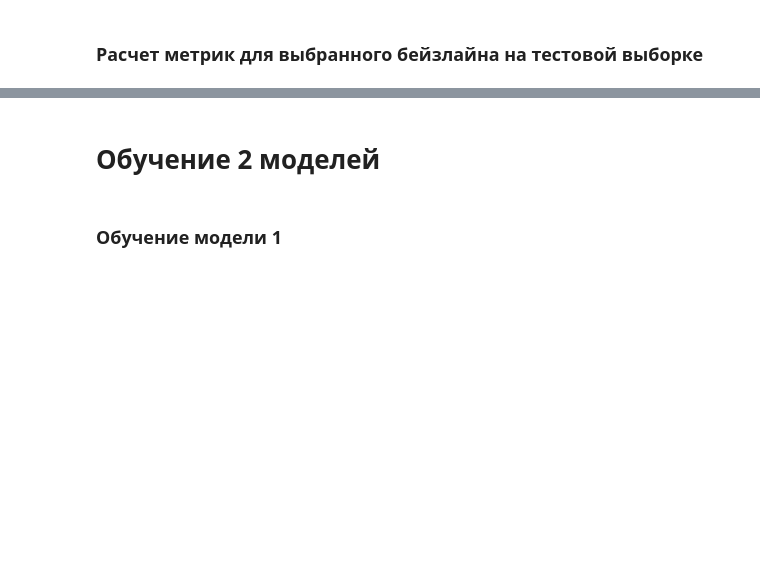
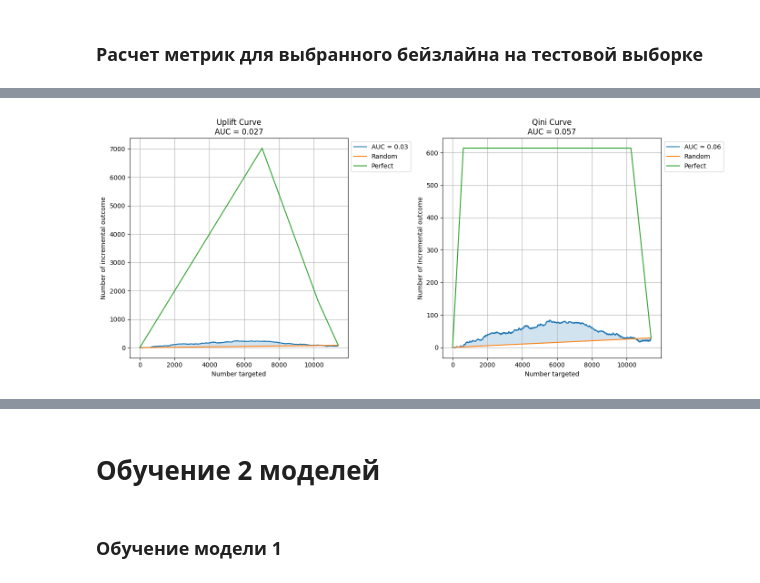
Before and after one commit to kruglikovAlex/mle-uplift-project-2025, a Jupyter notebook: final_project_template.ipynb, the cells around one changed output, grey strips where cells are left out. Cells and saved outputs as stored; diff of their text form; code cells hidden in the pictures; blank space fills up the shorter version.

```diff
--- a/final_project_template.ipynb
+++ b/final_project_template.ipynb
@@ -511,0 +1020,80 @@ treatment_test_mapped = treatment_test.map(treatment_mapping)
+# %%
+import matplotlib.pyplot as plt
+from sklearn.ensemble import RandomForestClassifier
+from sklift.viz import plot_uplift_curve, plot_qini_curve
+from sklift.metrics import qini_auc_score, uplift_auc_score
+
+# Загрузка данных
+data = pd.read_parquet('./data/uplift_fp_data.parquet')
+
+# разделим данные на признаки и целевую переменную
+X = data.drop(['target'], axis=1)  # все столбцы, кроме целевой переменной
+y = data['target']  # целевая переменная (например, количество поездок)
+
+# разделим данные на обучающую и тестовую выборки
+X_train, X_test, y_train, y_test = train_test_split(X, y, test_size=0.2,
+                                    stratify=data[['target', 'treatment']],
+                                    random_state=42)
+
+# обучим модель RandomForestClassifier
+model = RandomForestClassifier(
+    n_estimators=300,
+    max_depth=5,
+    random_state=42,
+    verbose=1
+)
+
+model.fit(X_train, y_train)
+
+# чтобы оценить uplift-эффекта для каждого пользователя:
+# 1. Создаём копию тестовых данных
+X_test_treated = X_test.copy()
+X_test_control = X_test.copy()
+
+# 2. Устанавливаем значение признака treatment
+X_test_treated['treatment'] = 1  # С воздействием
+X_test_control['treatment'] = 0  # Без воздействия
+
+# 3. Предсказываем результаты для обоих случаев
+y_pred_treated = model.predict_proba(X_test_treated)[:,1]
+y_pred_control = model.predict_proba(X_test_control)[:,1]
+
+# 4. Вычисляем uplift как разницу между предсказаниями
+uplift = y_pred_treated - y_pred_control
+
+# Добавляем предсказанный uplift к тестовым данным для анализа
+X_test['predicted_uplift'] = uplift
+
+# Выводим примеры пользователей с наибольшим и наименьшим uplift
+print("Пользователи с наибольшим положительным uplift (наиболее отзывчивые на скидку):")
+print(X_test.sort_values(by='predicted_uplift', ascending=False).head(5))
+
+print("Пользователи с наименьшим uplift (скидка может быть неэффективна):")
+print(X_test.sort_values(by='predicted_uplift', ascending=True).head(5))
+
+# Считаем метрики
+uplift_auc_s_f = uplift_auc_score(y_test, X_test['predicted_uplift'], X_test['treatment'])
+qini_auc_s_f = qini_auc_score(y_test, X_test['predicted_uplift'], X_test['treatment'])
+
+print(f"Uplift AUC: {uplift_auc_s_f:.4f}")
+print(f"Qini AUC: {qini_auc_s_f:.4f}")
+
+# Создаём две подграфики
+fig, axs = plt.subplots(1, 2, figsize=(14, 6))
+
+# Uplift Curve
+plot_uplift_curve(y_test, X_test['predicted_uplift'], X_test['treatment'], ax=axs[0])
+axs[0].set_title(f'Uplift Curve\nAUC = {uplift_auc_s_f:.3f}')
+axs[0].grid(True)
+
+# Qini Curve
+plot_qini_curve(y_test, X_test['predicted_uplift'], X_test['treatment'], ax=axs[1])
+axs[1].set_title(f'Qini Curve\nAUC = {qini_auc_s_f:.3f}')
+axs[1].grid(True)
+
+plt.tight_layout()
+plt.show()
+
+print(f"Uplift AUC: {uplift_auc_s_f:.4f}")
+print(f"Qini AUC: {qini_auc_s_f:.4f}")
+# %% [output]
@@ -511,0 +1126 @@ treatment_test_mapped = treatment_test.map(treatment_mapping)
+[figure, added]
```
Also changed, not shown: parts of 106 cells of this notebook, 19 other files.
